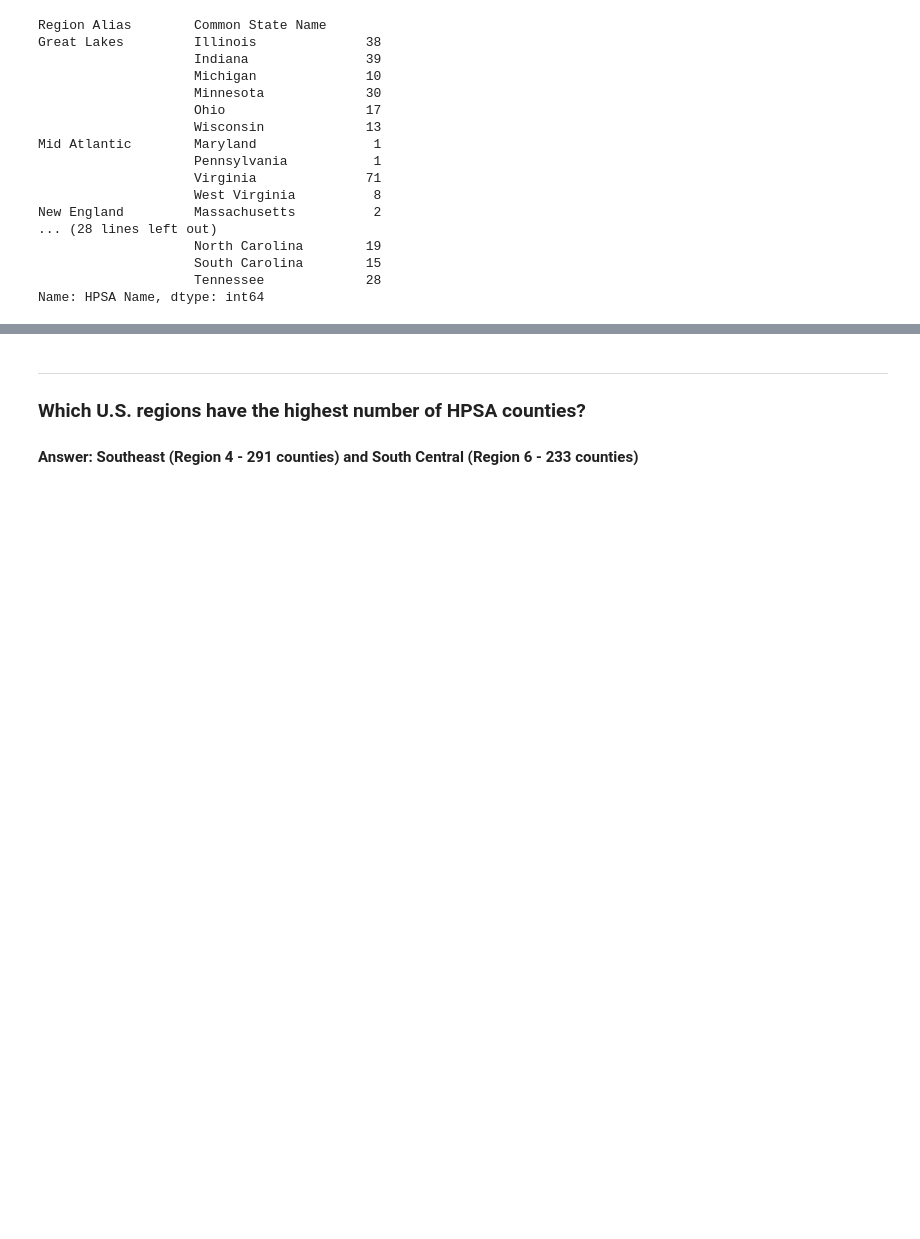
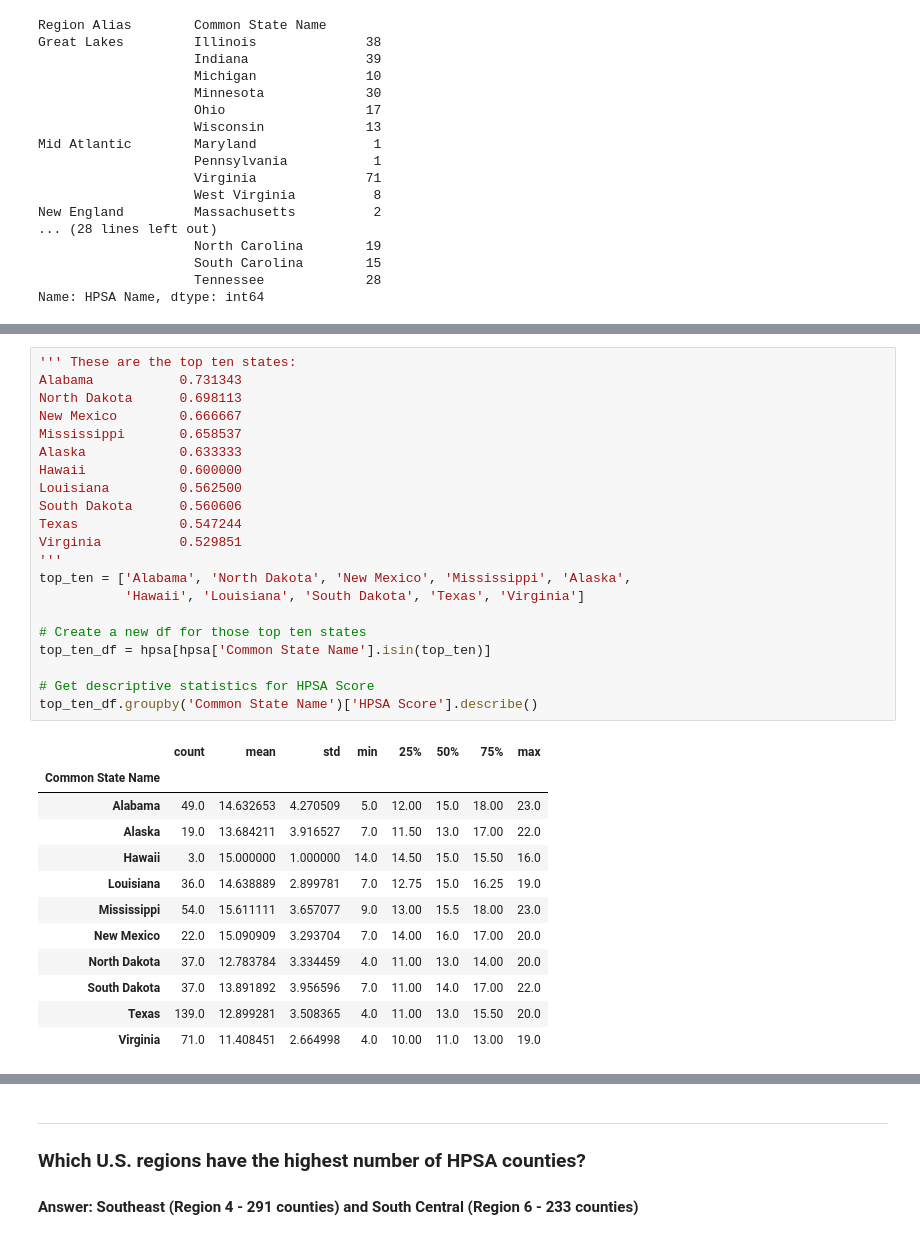
Before and after one commit to valeriemagalong/Healthcare-Shortages, a Jupyter notebook: hpsa_eda.ipynb, the cells around one changed output, grey strips where cells are left out. Saved outputs shown, nothing was run; the diff lists cells and outputs as text; blank space fills up the shorter version.

```diff
--- a/hpsa_eda.ipynb
+++ b/hpsa_eda.ipynb
@@ -120,0 +125,34 @@ Name: HPSA Name, dtype: int64
+# %%
+''' These are the top ten states:
+Alabama           0.731343
+North Dakota      0.698113
+New Mexico        0.666667
+Mississippi       0.658537
+Alaska            0.633333
+Hawaii            0.600000
+Louisiana         0.562500
+South Dakota      0.560606
+Texas             0.547244
+Virginia          0.529851
+'''
+top_ten = ['Alabama', 'North Dakota', 'New Mexico', 'Mississippi', 'Alaska',
+           'Hawaii', 'Louisiana', 'South Dakota', 'Texas', 'Virginia']
+
+# Create a new df for those top ten states
+top_ten_df = hpsa[hpsa['Common State Name'].isin(top_ten)]
+
+# Get descriptive statistics for HPSA Score
+top_ten_df.groupby('Common State Name')['HPSA Score'].describe()
+# %% [output]
+|  | count | mean | std | min | 25% | 50% | 75% | max |
+| Common State Name |  |  |  |  |  |  |  |  |
+| Alabama | 49.0 | 14.632653 | 4.270509 | 5.0 | 12.00 | 15.0 | 18.00 | 23.0 |
+| Alaska | 19.0 | 13.684211 | 3.916527 | 7.0 | 11.50 | 13.0 | 17.00 | 22.0 |
+| Hawaii | 3.0 | 15.000000 | 1.000000 | 14.0 | 14.50 | 15.0 | 15.50 | 16.0 |
+| Louisiana | 36.0 | 14.638889 | 2.899781 | 7.0 | 12.75 | 15.0 | 16.25 | 19.0 |
+| Mississippi | 54.0 | 15.611111 | 3.657077 | 9.0 | 13.00 | 15.5 | 18.00 | 23.0 |
+| New Mexico | 22.0 | 15.090909 | 3.293704 | 7.0 | 14.00 | 16.0 | 17.00 | 20.0 |
+| North Dakota | 37.0 | 12.783784 | 3.334459 | 4.0 | 11.00 | 13.0 | 14.00 | 20.0 |
+| South Dakota | 37.0 | 13.891892 | 3.956596 | 7.0 | 11.00 | 14.0 | 17.00 | 22.0 |
+| Texas | 139.0 | 12.899281 | 3.508365 | 4.0 | 11.00 | 13.0 | 15.50 | 20.0 |
+| Virginia | 71.0 | 11.408451 | 2.664998 | 4.0 | 10.00 | 11.0 | 13.00 | 19.0 |
```
Also changed, not shown: parts of 16 cells of this notebook.
